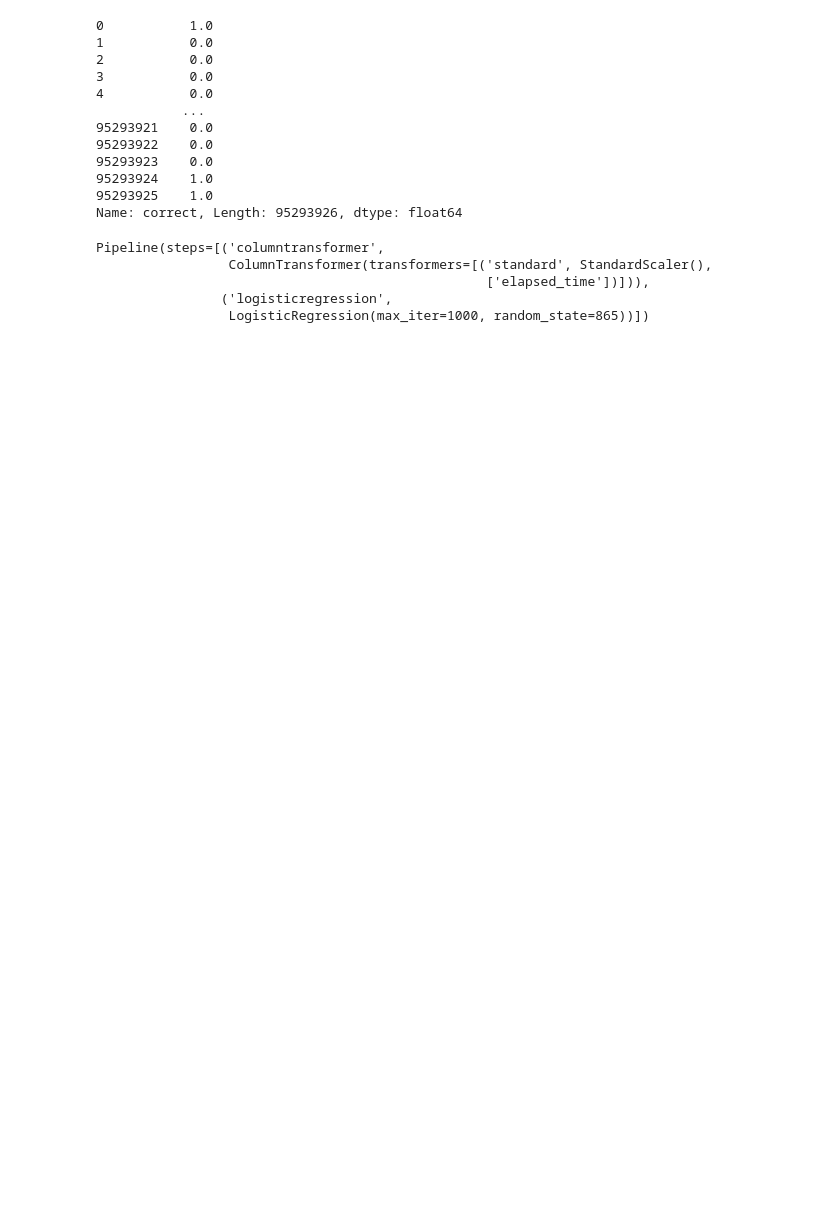
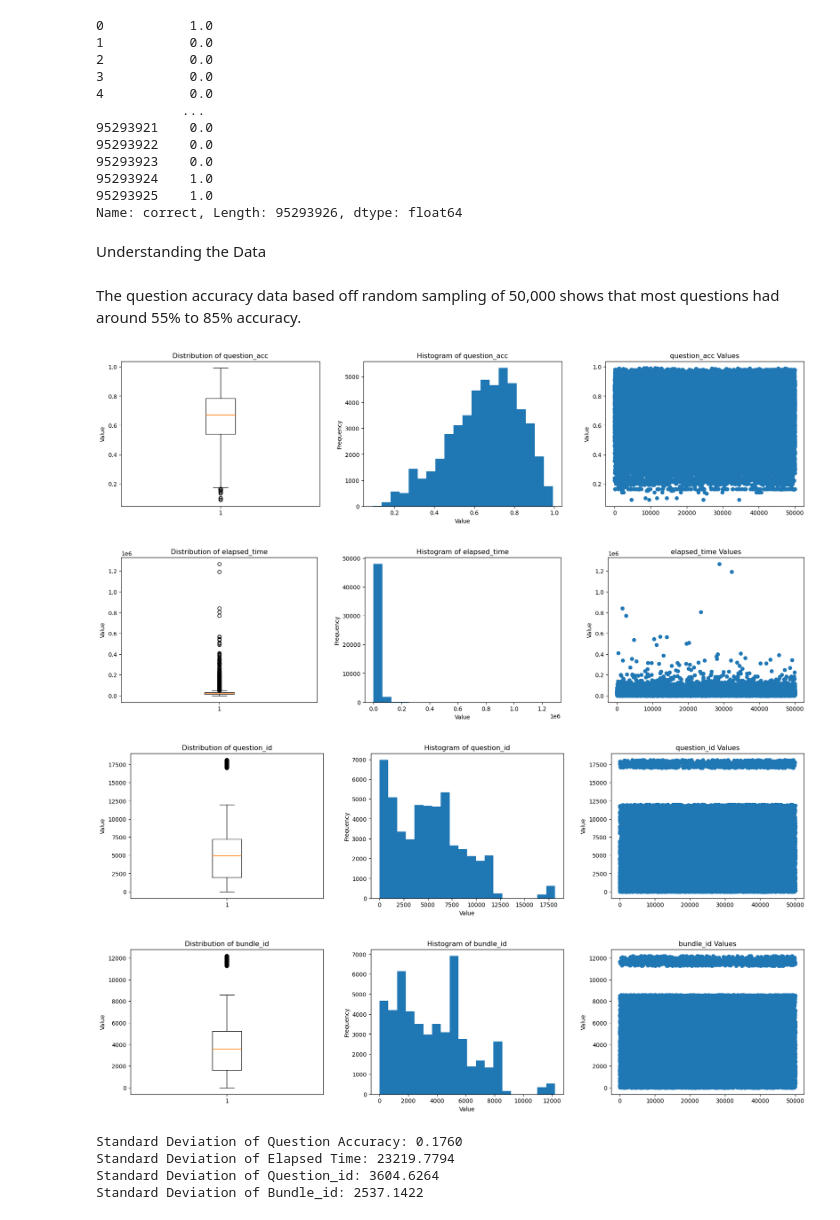
Before and after one commit to bbelandr/MachineLearningProject, a Jupyter notebook: pipeline_1.ipynb, the cells around one changed output. Cells and saved outputs as stored; diff of their text form; code cells hidden in the pictures; blank space fills up the shorter version.

```diff
--- a/pipeline_1.ipynb
+++ b/pipeline_1.ipynb
@@ -148,6 +157,7 @@ rng1 = np.random.RandomState(seed=865)
 
 # Split data into training/validation 85/15
 X_train, X_val, y_train, y_val = train_test_split(X, y, test_size=0.15, random_state=rng1, stratify=y)
+X_train = X_train.fillna(0)
 # %% [output]
 0           1.0
 1           0.0
@@ -161,21 +171,64 @@ X_train, X_val, y_train, y_val = train_test_split(X, y, test_size=0.15, random_s
 95293924    1.0
 95293925    1.0
 Name: correct, Length: 95293926, dtype: float64
+# %% [markdown]
+Understanding the Data
+# %%
+def get_info (column):
+  fig, (ax1, ax2, ax3) = plt.subplots(1, 3, figsize = (18, 5))
+  ax1.boxplot(column.dropna())
+  ax1.set_title(f"Distribution of {column.name}")
+  ax1.set_ylabel("Value")
+
+  ax2.hist(column.dropna(), bins=20)
+  ax2.set_title(f"Histogram of {column.name}")
+  ax2.set_ylabel("Frequency")
+  ax2.set_xlabel("Value")
+
+  ax3.scatter(np.arange(len(column.dropna())), column.dropna())
+  ax3.set_title(f"{column.name} Values")
+  ax3.set_ylabel("Value")
+  ax3.set_xlabel("")
+
+  plt.tight_layout(pad=3.0)
+  plt.savefig(f"{column.name}_distribution.png")
+  plt.show()
+  return column.std()
+# %% [markdown]
+The question accuracy data based off random sampling of 50,000 shows that most questions had around 55% to 85% accuracy.
+# %%
+quest_acc_sample = X_train['question_acc'].sample(n=50000)
+elp_time_sample = X_train['elapsed_time'].sample(n=50000)
+quest_id_sample = X_train['question_id'].sample(n=50000)
+bundle_id_sample = X_train['bundle_id'].sample(n=50000)
+
+std_dev_quest_acc = get_info(quest_acc_sample)
+std_dev_elp_time = get_info(elp_time_sample)
+std_dev_qest_id = get_info(quest_id_sample)
+std_dev_bund_id = get_info(bundle_id_sample)
+print(f"Standard Deviation of Question Accuracy: {std_dev_quest_acc:.4f}\n"
+      f"Standard Deviation of Elapsed Time: {std_dev_elp_time:.4f}\n"
+      f"Standard Deviation of Question_id: {std_dev_qest_id:.4f}\n"
+      f"Standard Deviation of Bundle_id: {std_dev_bund_id:.4f}\n")
+# %% [output]
+[figure, added]
+[figure, added]
+[figure, added]
+[figure, added]
+Standard Deviation of Question Accuracy: 0.1760
+Standard Deviation of Elapsed Time: 23219.7794
+Standard Deviation of Question_id: 3604.6264
+Standard Deviation of Bundle_id: 2537.1422
 # %%
 norm_scaler = ColumnTransformer(
     transformers=[
-        ('standard', StandardScaler(), ['elapsed_time'])
+        ('standard', StandardScaler(), ['elapsed_time', 'question_id', 'bundle_id']),
+        ('minmax', MinMaxScaler(), ['question_acc'])
     ]
 )
 
 pipe = make_pipeline(norm_scaler, LogisticRegression(max_iter=1000, random_state=865))
 pipe.fit(X_train, y_train)
-# %% [output]
-Pipeline(steps=[('columntransformer',
-                 ColumnTransformer(transformers=[('standard', StandardScaler(),
-                                                  ['elapsed_time'])])),
-                ('logisticregression',
-                 LogisticRegression(max_iter=1000, random_state=865))])
 # %%
 # Predict on training set
 y_hat = pipe.predict(X_train)
```
Also changed, not shown: parts of 6 cells of this notebook, 1 other file.
